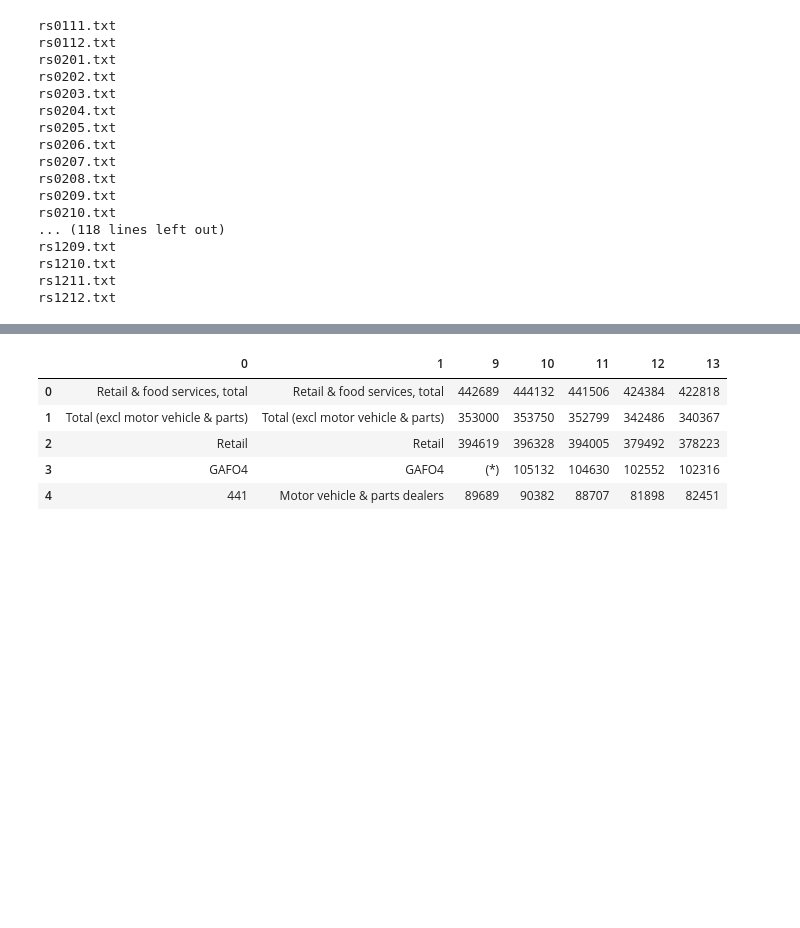
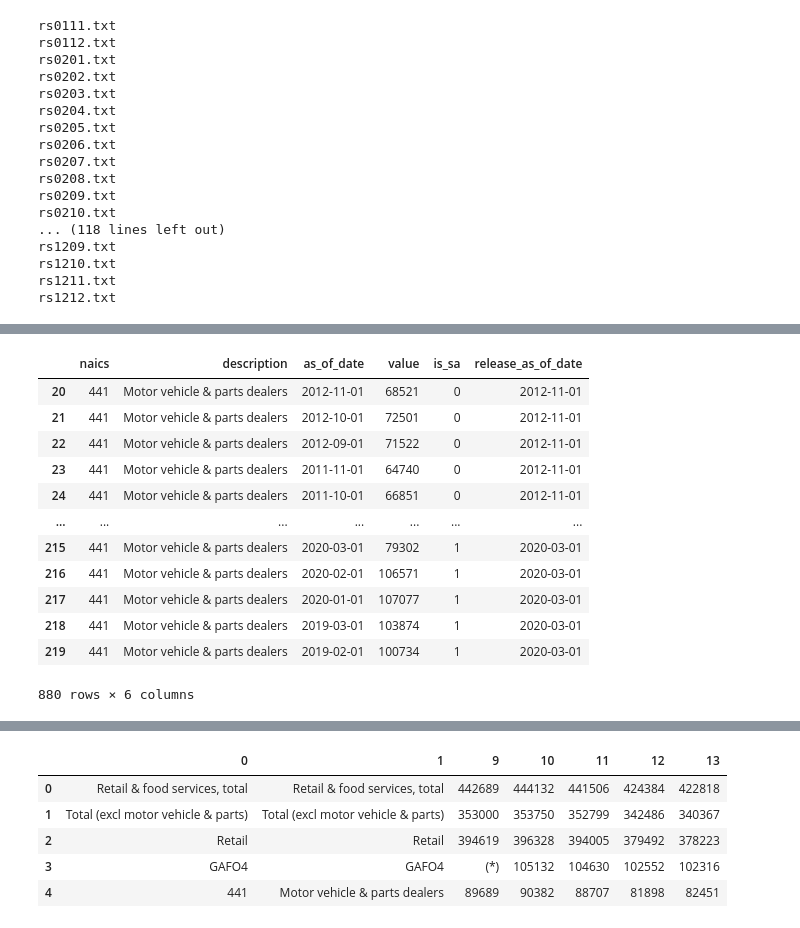
Before and after one commit to numberydan/census_data_helpers, a Jupyter notebook: retail_sales/retail_sales_services.ipynb, the cells around one changed output, grey strips where cells are left out. Cells and saved outputs as stored; diff of their text form; code cells hidden in the pictures; blank space fills up the shorter version.

```diff
--- a/retail_sales/retail_sales_services.ipynb
+++ b/retail_sales/retail_sales_services.ipynb
@@ -225,11 +232,37 @@ def parse_text_sic(text_file_path):
 
             table_dict[key][sub_key]=copy.deepcopy(fix_array)
 
+    for key in table_dict:
+        for sub_key in table_dict[key]:
+            fix_array_fix=[]
+            current_working=table_dict[key][sub_key]
+            skip_row=False
+            for j in range(0,len(current_working)):
+                working_row=current_working[j]
+                if skip_row:
+                    skip_row=False
+                else:
+#                    print(working_row)
+                    if 'GAF' not in working_row[1] \
+                            and working_row[0].strip()!='594' \
+                            and len(working_row)<len(current_working[j+1]):
+                        fix_array_fix.append(
+                            [
+                                working_row[0]+current_working[j+1][0]
+                                ,working_row[1]+current_working[j+1][1]
+                            ]+ current_working[j+1][2:]
+                        )
+                        skip_row=True
+                    else:
+                        fix_array_fix.append(working_row)
+            table_dict[key][sub_key]=copy.deepcopy(fix_array_fix)
+
     df_1A_0=pd.DataFrame(table_dict['1A'][0],columns=[
         'sic','description'
         ,sales_as_of
         ,sales_as_of-DateOffset(months=1)
         ,sales_as_of-DateOffset(months=2)]).set_index(['sic','description']).stack().reset_index()
+
     df_1A_0.columns=['sic','description','as_of_date','value']
     df_1A_0.loc[:,('is_sa')]=1
 
@@ -255,12 +288,23 @@ def parse_text_sic(text_file_path):
         ,sales_as_of-DateOffset(months=1)-DateOffset(years=1)
     ]).set_index(['sic','description']).stack().reset_index()
     df_1B_1.columns=['sic','description','as_of_date','value']
-    df_1B_1.loc[:,('is_sa')]=1
+    df_1B_1.loc[:,('is_sa')]=0
 
     all_output=pd.concat([df_1A_0,df_1A_1,df_1B_0,df_1B_1])
     all_output=all_output.query('value!="(*)"')
 #    all_output.loc[:,('value')]=all_output.loc[:,('value')].apply(lambda x: float(x) if x!='(*)' else float('NaN')).copy()
     all_output.loc[:,('release_as_of_date')]=sales_as_of
+
+    all_output.loc[:,('sic')]=\
+        all_output.apply(lambda x:
+            x['description'] if str(x['sic'])=='' else str(x['sic']),axis=1)
+
+    all_output.loc[:,('sic')]=\
+        all_output.loc[:,('sic')].str.replace('5722,31,4','5722,31,34')\
+            .str.replace('5722,32','5722,31,34')\
+            .str.replace('5961 \(pt\.\)','5961')\
+            .str.replace('5961 \(pt\)\.','5961')
+
     return all_output
 # %%
 save_census_release_page()
@@ -581,2 +767,18 @@ for name in all_excel_files['file_name']:#
+# %%
+final_all_release.query('naics=="441"')
+# %% [output]
+|  | naics | description | as_of_date | value | is_sa | release_as_of_date |
+| 20 | 441 | Motor vehicle & parts dealers | 2012-11-01 | 68521 | 0 | 2012-11-01 |
+| 21 | 441 | Motor vehicle & parts dealers | 2012-10-01 | 72501 | 0 | 2012-11-01 |
+| 22 | 441 | Motor vehicle & parts dealers | 2012-09-01 | 71522 | 0 | 2012-11-01 |
+| 23 | 441 | Motor vehicle & parts dealers | 2011-11-01 | 64740 | 0 | 2012-11-01 |
+| 24 | 441 | Motor vehicle & parts dealers | 2011-10-01 | 66851 | 0 | 2012-11-01 |
+| ... | ... | ... | ... | ... | ... | ... |
+| 215 | 441 | Motor vehicle & parts dealers | 2020-03-01 | 79302 | 1 | 2020-03-01 |
+| 216 | 441 | Motor vehicle & parts dealers | 2020-02-01 | 106571 | 1 | 2020-03-01 |
+| 217 | 441 | Motor vehicle & parts dealers | 2020-01-01 | 107077 | 1 | 2020-03-01 |
+| 218 | 441 | Motor vehicle & parts dealers | 2019-03-01 | 103874 | 1 | 2020-03-01 |
+| 219 | 441 | Motor vehicle & parts dealers | 2019-02-01 | 100734 | 1 | 2020-03-01 |
+880 rows × 6 columns
 # %%
 final_all_release.to_csv('../cleaned/retail_sales_services/marts/naics_history_excel.csv',index=False)
```
Also changed, not shown: parts of 18 cells of this notebook, 2 other files.
